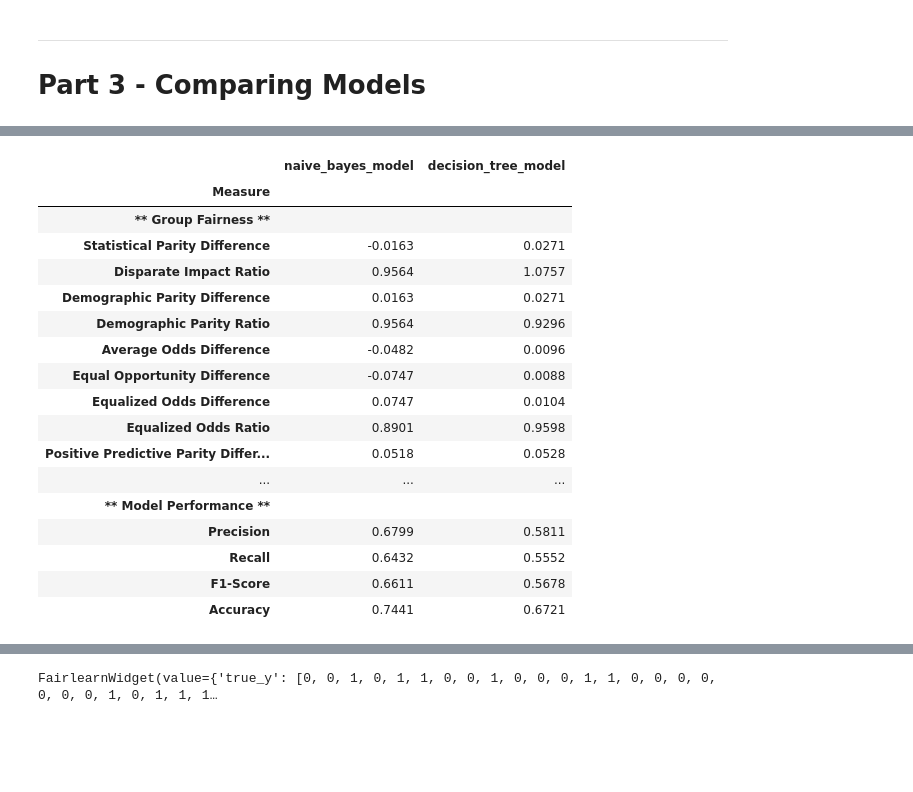
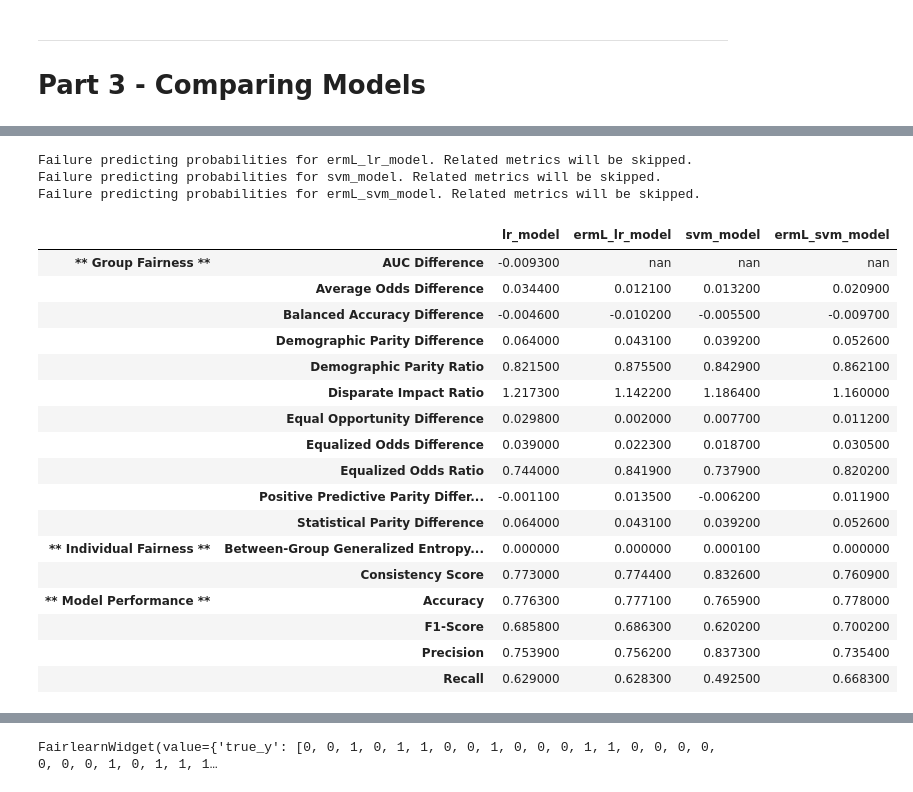
Before and after one commit to KenSciResearch/fairMLHealth, a Jupyter notebook: fairMLHealth/tutorial_and_examples/models_for_binary_classification_example.ipynb, the cells around one changed output, grey strips where cells are left out. Saved outputs shown, nothing was run; the diff lists cells and outputs as text; code cells hidden in the pictures; blank space fills up the shorter version.

```diff
--- a/fairMLHealth/tutorial_and_examples/models_for_binary_classification_example.ipynb
+++ b/fairMLHealth/tutorial_and_examples/models_for_binary_classification_example.ipynb
@@ -124,19 +181,17 @@ import sklearn.metrics as sk_metric
 # %% [markdown]
 ### Baseline - Random Sampling
 # %%
-import random
-
 # generate "predictions" as random sample of target values
-y_test = df['long_los']
-pos_weight = y_test.mean()
+y = df['long_los']
+pos_weight = y.mean()
 weights = [1-pos_weight, pos_weight]
-values = list(set(y_test))
+values = list(set(y))
 y_pred_baseline = np.array(random.choices(values, weights, k=df.shape[0]))
 y_prob_baseline = y_pred_baseline
 
 # display baseline performance
 print("\n", "Prediction Scores for Random Sampling:", "\n",
-      sk_metric.classification_report(y_test, y_pred_baseline, target_names=['LOS > mean', 'LOS <= mean']))
+      sk_metric.classification_report(y, y_pred_baseline, target_names=['LOS > mean', 'LOS <= mean']))
 # %% [output]
  Prediction Scores for Random Sampling:
                precision    recall  f1-score   support
@@ -613,8 +479,9 @@ weighted avg       0.74      0.74      0.72      7404
 # %%
+'''
 # Train GridSearch
 gs_xgb_model = GridSearch(XGBClassifier(**xgb_params),
                    constraints=EqualizedOdds(),
-                   grid_size=50)
+                   grid_size=40)
 
 start_time = check_timer()
 gs_xgb_model.fit(X_train, y_train, sensitive_features=X_train['LANGUAGE_ENGL'])
@@ -624,3 +491,5 @@ print("Model finished in", check_timer(start_time))
 # display performance
 print("\n", "Prediction Scores:", "\n",
       sk_metric.classification_report(y_test, y_pred_gs_xgb, target_names=['LOS <= mean', 'LOS > mean']) )
+'''
+print("Frequent Kernel Failure when running GridSearch on XGBOOST")
@@ -642,7 +499,7 @@ weighted avg       0.78      0.78      0.78      7404
 # Train GridSearch
 gs_rfEO_model = GridSearch(RandomForestClassifier(**rf_params),
                    constraints=EqualizedOdds(),
-                   grid_size=50)
+                   grid_size=40)
 
 start_time = check_timer()
 gs_rfEO_model.fit(X_train, y_train, sensitive_features=X_train['LANGUAGE_ENGL'])
@@ -668,7 +513,7 @@ weighted avg       0.77      0.76      0.75      7404
 # Train GridSearch
 gs_rfDP_model = GridSearch(RandomForestClassifier(**rf_params),
                            constraints=DemographicParity(),
-                           grid_size=50)
+                           grid_size=40)
 
 start_time = check_timer()
 gs_rfDP_model.fit(X_train, y_train, sensitive_features=X_train['LANGUAGE_ENGL'])
@@ -1040,24 +834,29 @@ Failure predicting probabilities for ermL_svm_model. Related metrics will be ski
 # %%
-model_comparison.compare_models(X_test, y_test, X_test['LANGUAGE_ENGL'], common_models)
+lin_comp = model_comparison.compare_models(X_test, y_test, X_test['LANGUAGE_ENGL'], linear_models)
+
+model_comparison.highlight_suspicious_scores(lin_comp)
 # %% [output]
+Failure predicting probabilities for ermL_lr_model. Related metrics will be skipped.
+Failure predicting probabilities for svm_model. Related metrics will be skipped.
+Failure predicting probabilities for ermL_svm_model. Related metrics will be skipped.
-|  | naive_bayes_model | decision_tree_model |
-| Measure |  |  |
-| ** Group Fairness ** |  |  |
-| Statistical Parity Difference | -0.0163 | 0.0271 |
-| Disparate Impact Ratio | 0.9564 | 1.0757 |
-| Demographic Parity Difference | 0.0163 | 0.0271 |
-| Demographic Parity Ratio | 0.9564 | 0.9296 |
-| Average Odds Difference | -0.0482 | 0.0096 |
-| Equal Opportunity Difference | -0.0747 | 0.0088 |
-| Equalized Odds Difference | 0.0747 | 0.0104 |
-| Equalized Odds Ratio | 0.8901 | 0.9598 |
-| Positive Predictive Parity Differ... | 0.0518 | 0.0528 |
-| ... | ... | ... |
-| ** Model Performance ** |  |  |
-| Precision | 0.6799 | 0.5811 |
-| Recall | 0.6432 | 0.5552 |
-| F1-Score | 0.6611 | 0.5678 |
-| Accuracy | 0.7441 | 0.6721 |
+|  |  | lr_model | ermL_lr_model | svm_model | ermL_svm_model |
+| ** Group Fairness ** | AUC Difference | -0.009300 | nan | nan | nan |
+|  | Average Odds Difference | 0.034400 | 0.012100 | 0.013200 | 0.020900 |
+|  | Balanced Accuracy Difference | -0.004600 | -0.010200 | -0.005500 | -0.009700 |
+|  | Demographic Parity Difference | 0.064000 | 0.043100 | 0.039200 | 0.052600 |
+|  | Demographic Parity Ratio | 0.821500 | 0.875500 | 0.842900 | 0.862100 |
+|  | Disparate Impact Ratio | 1.217300 | 1.142200 | 1.186400 | 1.160000 |
+|  | Equal Opportunity Difference | 0.029800 | 0.002000 | 0.007700 | 0.011200 |
+|  | Equalized Odds Difference | 0.039000 | 0.022300 | 0.018700 | 0.030500 |
+|  | Equalized Odds Ratio | 0.744000 | 0.841900 | 0.737900 | 0.820200 |
+|  | Positive Predictive Parity Differ... | -0.001100 | 0.013500 | -0.006200 | 0.011900 |
+|  | Statistical Parity Difference | 0.064000 | 0.043100 | 0.039200 | 0.052600 |
+| ** Individual Fairness ** | Between-Group Generalized Entropy... | 0.000000 | 0.000000 | 0.000100 | 0.000000 |
+|  | Consistency Score | 0.773000 | 0.774400 | 0.832600 | 0.760900 |
+| ** Model Performance ** | Accuracy | 0.776300 | 0.777100 | 0.765900 | 0.778000 |
+|  | F1-Score | 0.685800 | 0.686300 | 0.620200 | 0.700200 |
+|  | Precision | 0.753900 | 0.756200 | 0.837300 | 0.735400 |
+|  | Recall | 0.629000 | 0.628300 | 0.492500 | 0.668300 |
 # %%
 aif_dataset_measures(dataset=los_dataset,
                        models={'aif_gf_model':aif_gf_model, 'aif_prr_model':aif_prr_model}) #, 'aif_adb_model':aif_adb_model })
```
Also changed, not shown: parts of 66 cells of this notebook, 9 other files.
